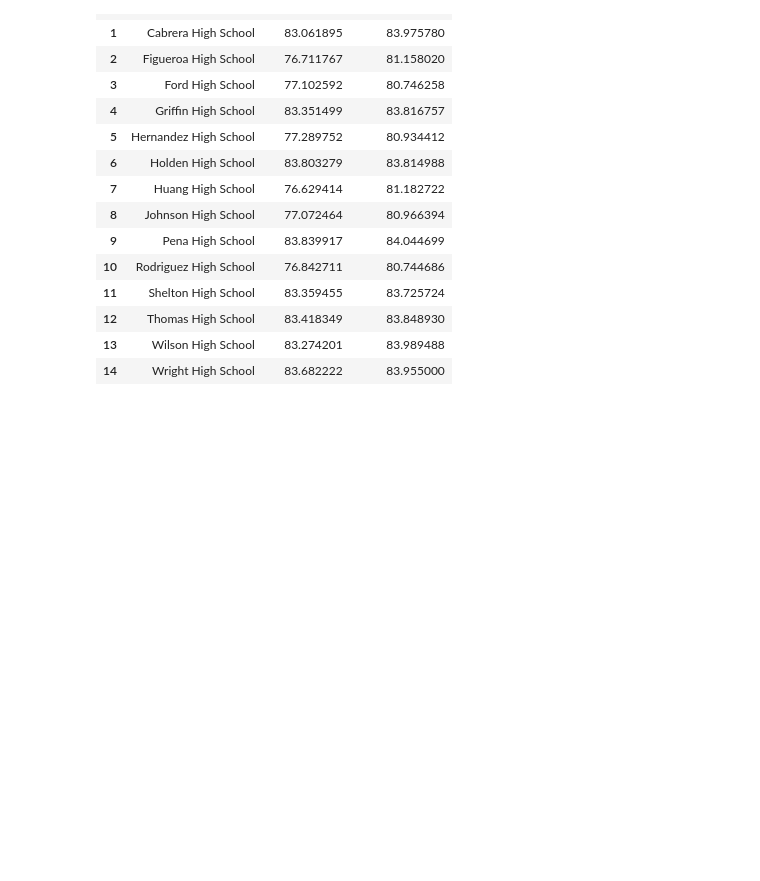
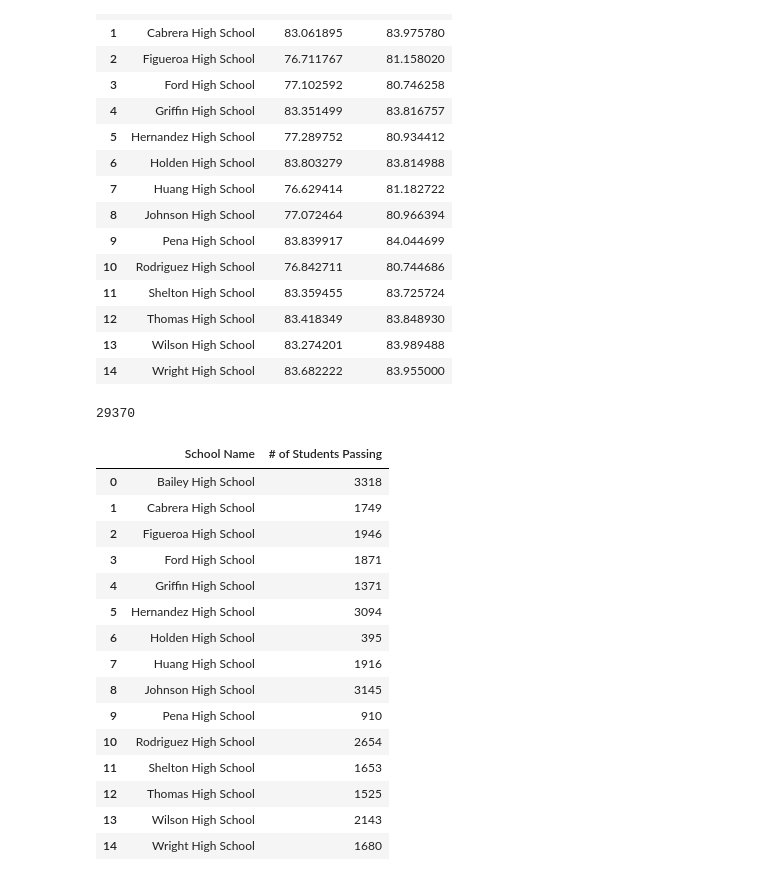
Before and after one commit to denisem77/Pandas-challenge, a Jupyter notebook: PyCitySchools/Panda-challenge.ipynb, the cells around one changed output. Cells and saved outputs as stored; diff of their text form; code cells hidden in the pictures; blank space fills up the shorter version.

Commit message:
Calculated how many students passed math and reading per school as well as the total students that passed math and reading....PERIOD

```diff
--- a/PyCitySchools/Panda-challenge.ipynb
+++ b/PyCitySchools/Panda-challenge.ipynb
@@ -299,6 +299,37 @@ Per_school_avg
 | 14 | Wright High School | 83.682222 | 83.955000 |
 # %%
 # Calculate the number of students per school with math scores of 70 or higher from school_data_complete
-students_passing_math =
-school_students_passing_math =
+# Lets us a previously set Variable Pass for this...
+
+# Create Boolean to determine passing or fail....
+Schools_df['passing_math'] = Schools_df['math_score'] >= Pass
+
+# Sum up how many students are passing...PERIOD...then print to verify
+students_passing_math = pass_math.sum()
+
+# Sum up how many are passing PER school...then print
+school_students_passing_math = Schools_df.groupby('school_name')['passing_math'].sum().reset_index()
+school_students_passing_math.columns = ['School Name', '# of Students Passing']
+
+# What did you get? Yea, me too
+print(students_passing_math)
+school_students_passing_math
+# %% [output]
+29370
+|  | School Name | # of Students Passing |
+| 0 | Bailey High School | 3318 |
+| 1 | Cabrera High School | 1749 |
+| 2 | Figueroa High School | 1946 |
+| 3 | Ford High School | 1871 |
+| 4 | Griffin High School | 1371 |
+| 5 | Hernandez High School | 3094 |
+| 6 | Holden High School | 395 |
+| 7 | Huang High School | 1916 |
+| 8 | Johnson High School | 3145 |
+| 9 | Pena High School | 910 |
+| 10 | Rodriguez High School | 2654 |
+| 11 | Shelton High School | 1653 |
+| 12 | Thomas High School | 1525 |
+| 13 | Wilson High School | 2143 |
+| 14 | Wright High School | 1680 |
 # %%
```
Also changed, not shown: parts of 1 cell of this notebook.
